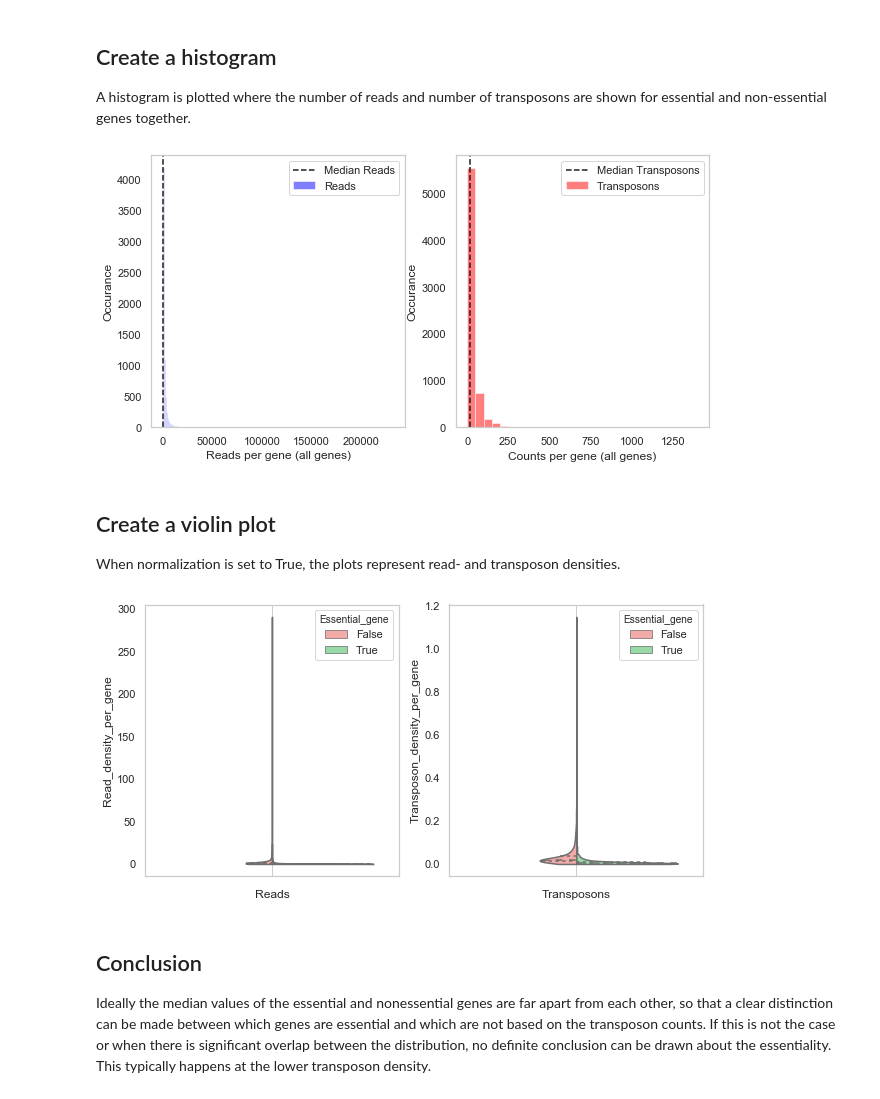
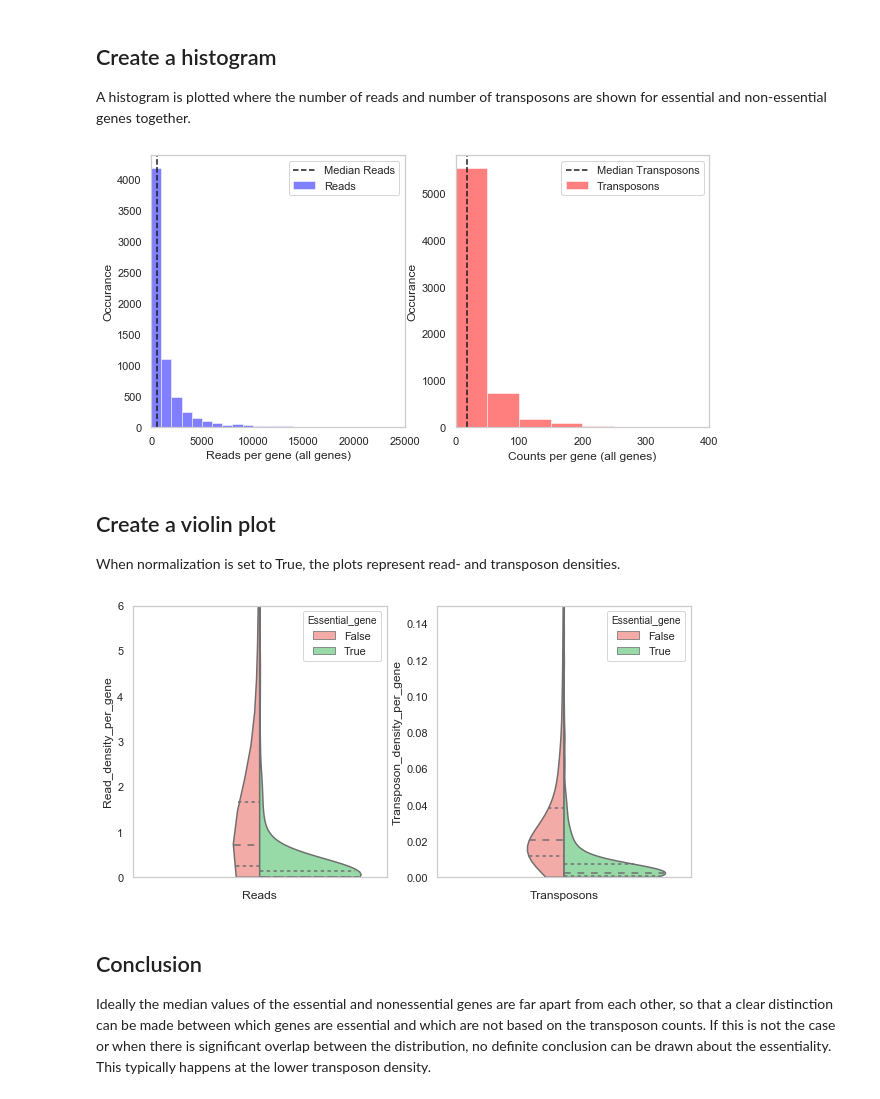
Before and after one commit to SATAY-LL/LaanLab-SATAY-DataAnalysis, a Jupyter notebook: statistics_pergene.ipynb, the cells around one changed output. Cells and saved outputs as stored; diff of their text form; code cells hidden in the pictures.

```diff
--- a/statistics_pergene.ipynb
+++ b/statistics_pergene.ipynb
@@ -256,37 +272,42 @@ ax1.set_xlabel('Reads per gene (all genes)')
 ax1.set_ylabel('Occurance')
 ax1.legend()
 ax1.grid()
+ax1.set_xlim([0,25000])
 n_tn,bins_tn,patches_tn = ax2.hist(tn_pergene_list, density=False, bins=range(min(tn_pergene_list), max(tn_pergene_list) + 50, 50), facecolor='red',alpha=0.5, label='Transposons')
 ax2.axvline(x=np.nanmedian(tn_pergene_list), linestyle='--', label='Median Transposons', color='k')
 ax2.set_xlabel('Counts per gene (all genes)')
 ax2.set_ylabel('Occurance')
 ax2.legend()
 ax2.grid()
+ax2.set_xlim([0,400])
 plt.show()
 # %% [output]
-[figure, old version]
+[figure, new version]
 # %% [markdown]
 ## Create a violin plot
 When normalization is set to True, the plots represent read- and transposon densities.
 # %%
+#CREATE VIOLINPLOTS FOR THE NUMBER OF READS AND TRANSPOSONS INSERTED PER GENE, DIVIDED BY ESSENTIALITY OF THE GENES.
 fig, (ax1, ax2) = plt.subplots(1,2,figsize=(10,5))
 sns.set(style='whitegrid', palette='pastel', color_codes=True)
 df['Reads'] = ''
 if normalize == 'False':
     sns.violinplot(x='Reads',y="Reads_per_gene", hue='Essential_gene', inner='quarter', gridsize=400, palette={'False':'r', 'True':'g'}, split=True, cut=0, orient='v', data=df, ax=ax1)
 else:
     sns.violinplot(x='Reads',y="Read_density_per_gene", hue='Essential_gene', inner='quarter', gridsize=400, palette={'False':'r', 'True':'g'}, split=True, cut=0, orient='v', data=df, ax=ax1)
 ax1.grid()
+ax1.set_ylim([0,6])
 
 df['Transposons'] = ''
 if normalize == 'False':
     sns.violinplot(x='Transposons',y="Transposons_per_gene", hue='Essential_gene', inner='quarter', gridsize=400, palette={'False':'r', 'True':'g'}, split=True, cut=0, orient='v', data=df, ax=ax2)
 else:
     sns.violinplot(x='Transposons',y="Transposon_density_per_gene", hue='Essential_gene', inner='quarter', gridsize=400, palette={'False':'r', 'True':'g'}, split=True, cut=0, orient='v', data=df, ax=ax2)
 ax2.grid()
+ax2.set_ylim([0,0.15])
 plt.show()
 # %% [output]
-[figure, old version]
+[figure, new version]
 # %% [markdown]
 ## Conclusion
 
```
Also changed, not shown: parts of 4 cells of this notebook, 1 other file.
